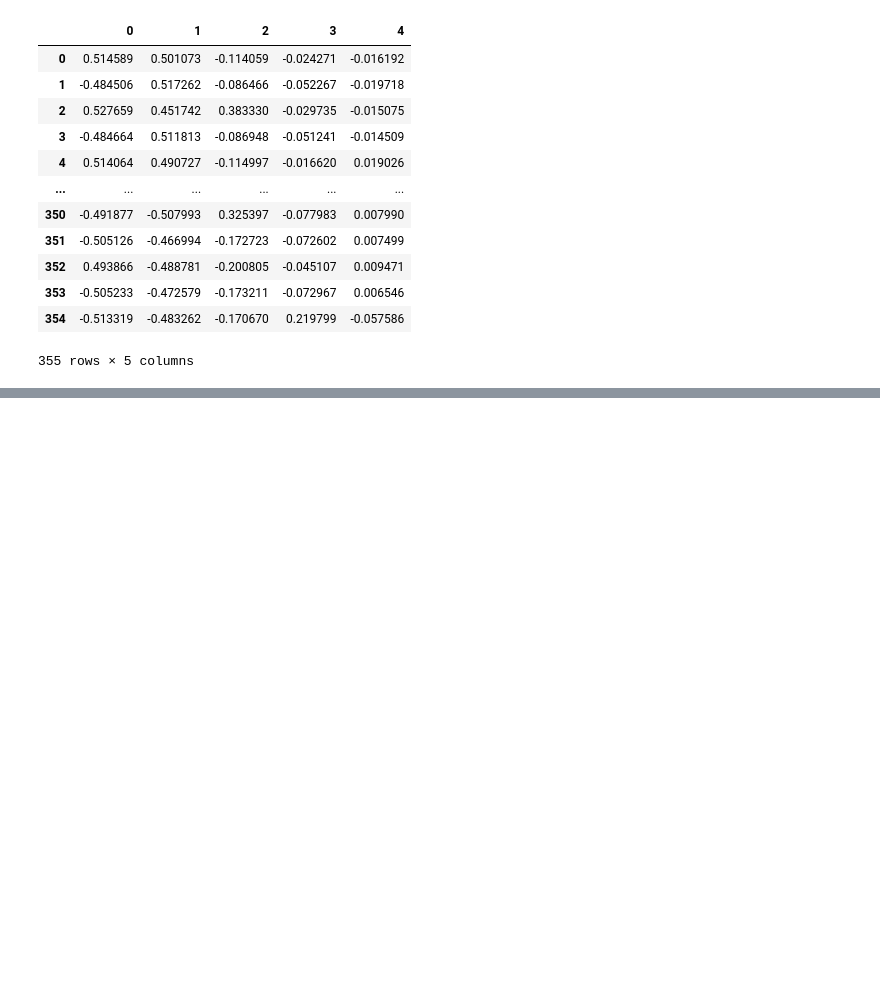
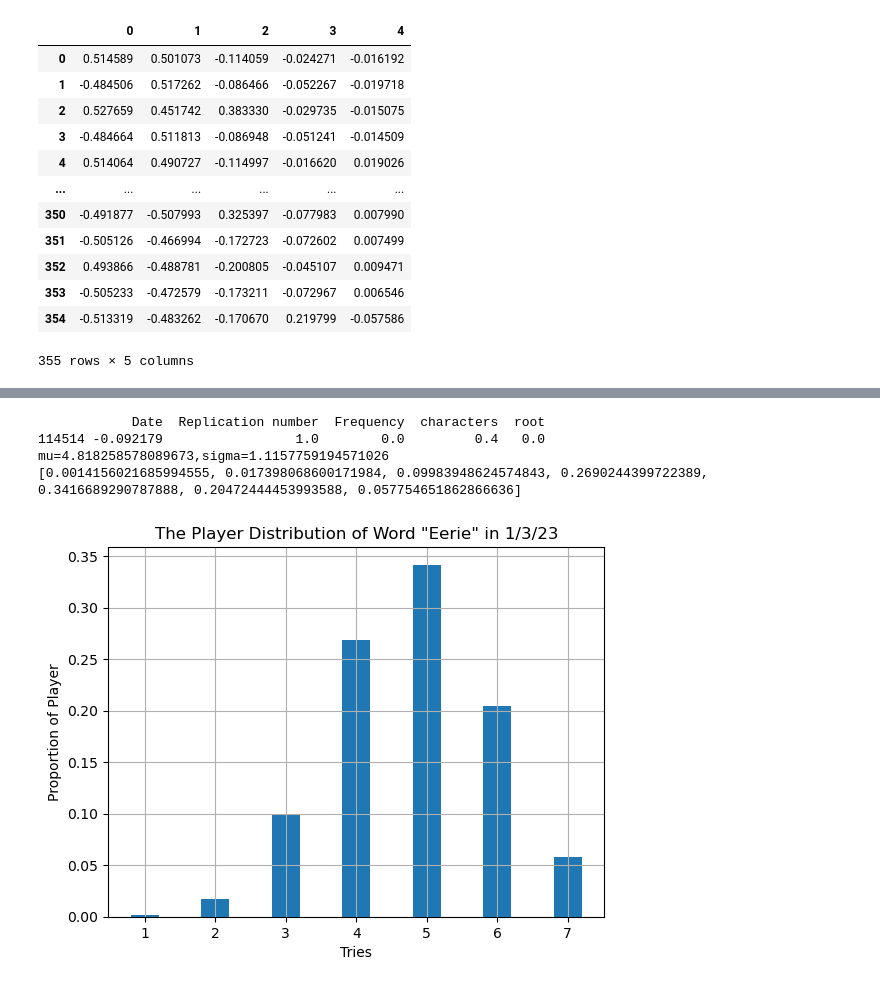
Before and after one commit to Xianyu39/MCMA2023, a Jupyter notebook: Problem2/Problem2.ipynb, the cells around one changed output, grey strips where cells are left out. Cells and saved outputs as stored; diff of their text form; code cells hidden in the pictures; blank space fills up the shorter version.

```diff
--- a/Problem2/Problem2.ipynb
+++ b/Problem2/Problem2.ipynb
@@ -221,0 +231,22 @@ dtype: float64
+# %%
+eerie = ((pd.DataFrame([[18966,3,0,4,0]], columns=dataSet.iloc[:,1:6].columns, index=[114514])-dataSet.iloc[:,1:6].min())/(dataSet.iloc[:,1:6].max()-dataSet.iloc[:,1:6].min()))
+print(eerie)
+pcaEerie = pca.transform(eerie)
+
+mu=linearModel.predict(pcaEerie)[0][0]
+sigma=linearModel.predict(pcaEerie)[0][1]
+
+print(f"mu={mu},sigma={sigma}")
+# normalize(mu,sigma, pd.DataFrame([[18966,3,0,4,0]], columns=dataSet.iloc[:,1:6].columns, index=[114514]))
+print(ToDistribution(mu,sigma))
+plt.bar(range(1,8),np.array(ToDistribution(mu,sigma)), width=0.4)
+plt.ylabel("Proportion of Player")
+plt.xlabel("Tries")
+plt.title("The Player Distribution of Word \"Eerie\" in 1/3/23")
+plt.grid(True)
+# %% [output]
+            Date  Replication number  Frequency  characters  root
+114514 -0.092179                 1.0        0.0         0.4   0.0
+mu=4.818258578089673,sigma=1.1157759194571026
+[0.0014156021685994555, 0.017398068600171984, 0.09983948624574843, 0.2690244399722389, 0.3416689290787888, 0.20472444453993588, 0.057754651862866636]
+[figure, added]
```
Also changed, not shown: parts of 4 cells of this notebook, 6 other files.
